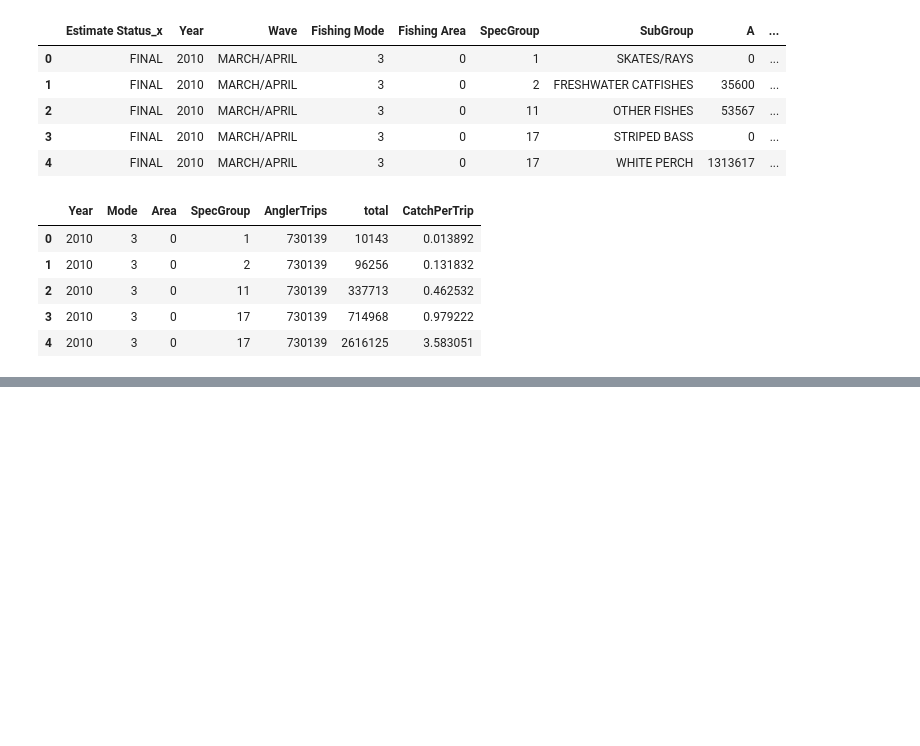
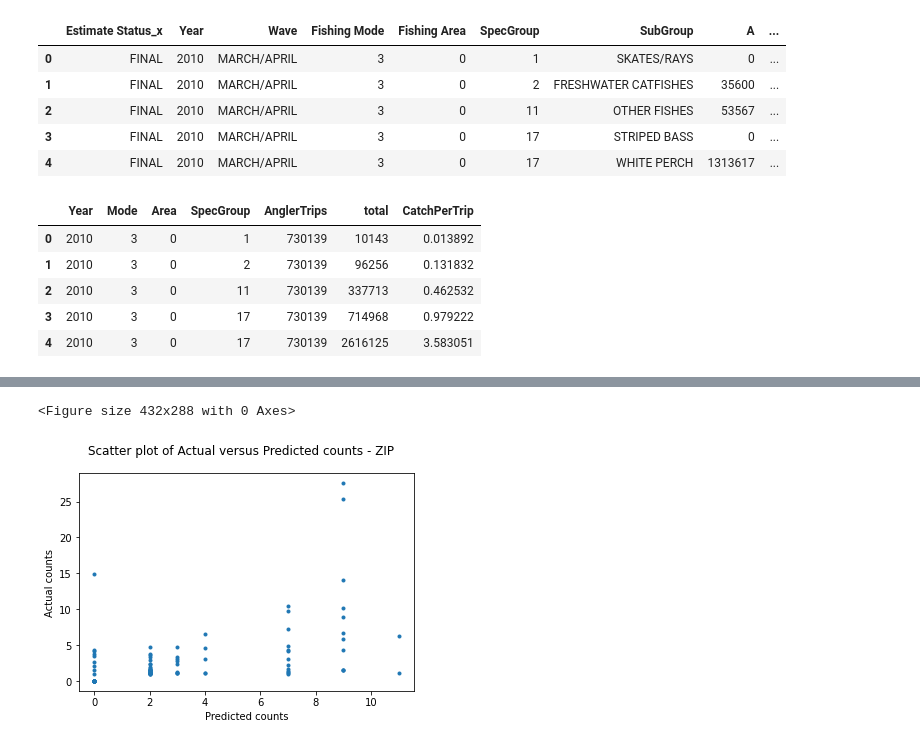
Before and after one commit to rjaynes/FishingModel, a Jupyter notebook: Fishing_Data_Wrangling-Poisson_Regression.ipynb, the cells around one changed output, grey strips where cells are left out. Drawn from its saved outputs; the diff is of its cells as text; code cells hidden in the pictures; blank space fills up the shorter version.

```diff
--- a/Fishing_Data_Wrangling-Poisson_Regression.ipynb
+++ b/Fishing_Data_Wrangling-Poisson_Regression.ipynb
@@ -586,0 +699,11 @@ plt.show()
+# %%
+plt.clf()
+fig = plt.figure()
+fig.suptitle('Scatter plot of Actual versus Predicted counts - ZIP')
+plt.scatter(x=predicted_counts2, y=actual_counts2, marker='.')
+plt.xlabel('Predicted counts')
+plt.ylabel('Actual counts')
+plt.show()
+# %% [output]
+<Figure size 432x288 with 0 Axes>
+[figure, added]
```
Also changed, not shown: parts of 19 cells of this notebook.
